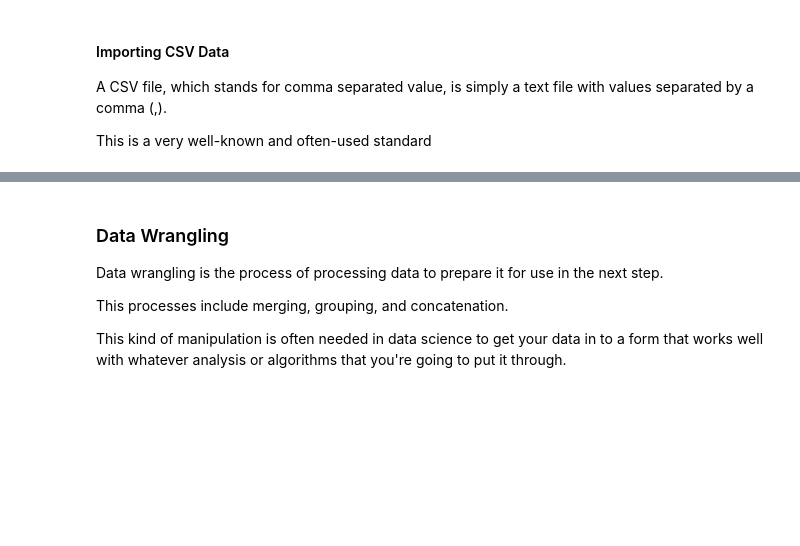
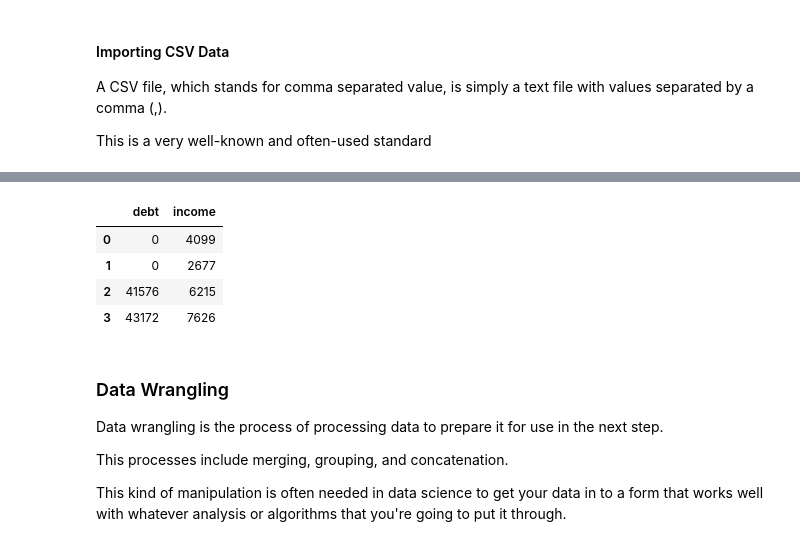
Before and after one commit to yvvswaraag/FML, a Jupyter notebook: pandas.ipynb, the cells around one changed output, grey strips where cells are left out. Drawn from its saved outputs; the diff is of its cells as text; code cells hidden in the pictures; blank space fills up the shorter version.

```diff
--- a/pandas.ipynb
+++ b/pandas.ipynb
@@ -158,5 +229,11 @@ data.loc[:, ['Type', 'Capacity']]
 # %%
-data.loc[:3, ['Type', 'Capacity']]
+data.loc[:3, ['debt', 'income']]
+# %% [output]
+|  | debt | income |
+| 0 | 0 | 4099 |
+| 1 | 0 | 2677 |
+| 2 | 41576 | 6215 |
+| 3 | 43172 | 7626 |
 # %% [markdown]
 ### Data Wrangling
 Data wrangling is the process of processing data to prepare it for use in the next step.
```
Also changed, not shown: parts of 8 cells of this notebook.
